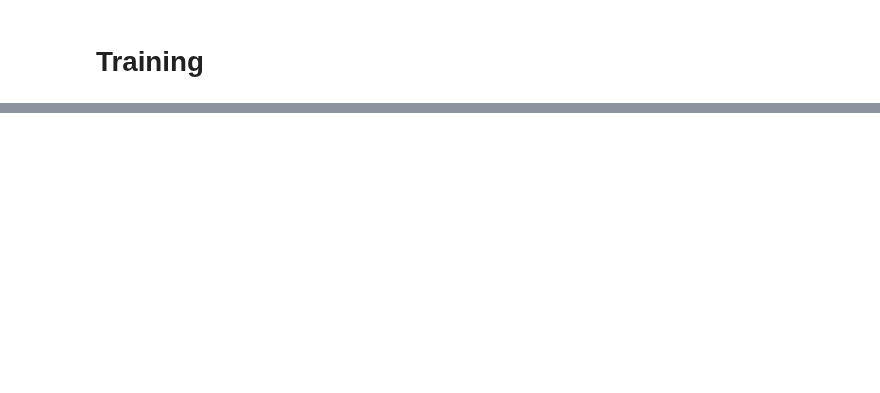
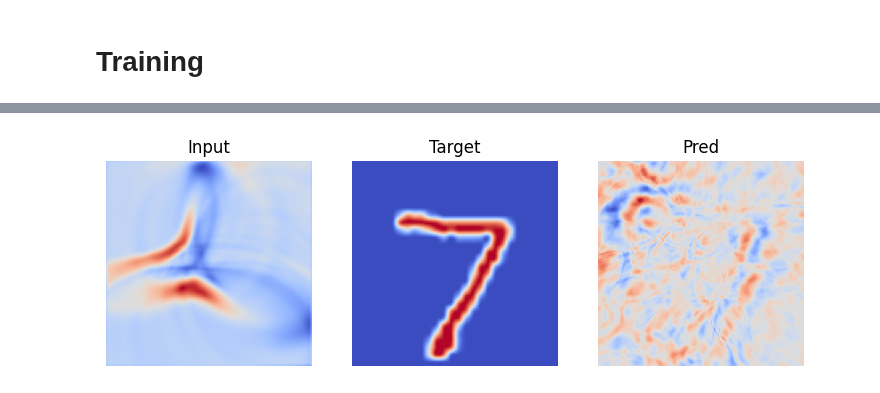
Before and after one commit to wavebench/wavebench, a Jupyter notebook: notebooks/demo-fionet/train-fionet-on-128x128-rtc-gaussian-lens.ipynb, the cells around one changed output, grey strips where cells are left out. Drawn from its saved outputs; the diff is of its cells as text; code cells hidden in the pictures; blank space fills up the shorter version.

```diff
--- a/notebooks/demo-fionet/train-fionet-on-128x128-rtc-gaussian-lens.ipynb
+++ b/notebooks/demo-fionet/train-fionet-on-128x128-rtc-gaussian-lens.ipynb
@@ -164,0 +161,25 @@ del sample_input, sample_target
+# %%
+mnist_loader = get_dataloaders_rtc_mnist(
+  medium_type='gaussian_lens',
+  resize_sidelen=config.resize_sidelen
+)
+
+sample_input, sample_target = mnist_loader.dataset[0]
+
+with torch.no_grad():
+  pred = model(sample_input.unsqueeze(0).to(device),
+               router_only=True).detach().cpu().numpy()
+
+fig, axs = plt.subplots(1, 3, figsize=(9, 3))
+
+axs[0].imshow(sample_input.squeeze(), cmap='coolwarm')
+axs[0].set_title('Input')
+axs[1].imshow(sample_target.squeeze(), cmap='coolwarm')
+axs[1].set_title('Target')
+axs[2].imshow(pred.squeeze(), cmap='coolwarm')
+axs[2].set_title('Pred')
+
+[remove_frame(ax) for ax in axs.flatten()];
+# del sample_input, sample_target
+# %% [output]
+[figure, added]
```
Also changed, not shown: parts of 6 cells of this notebook, 7 other files.
